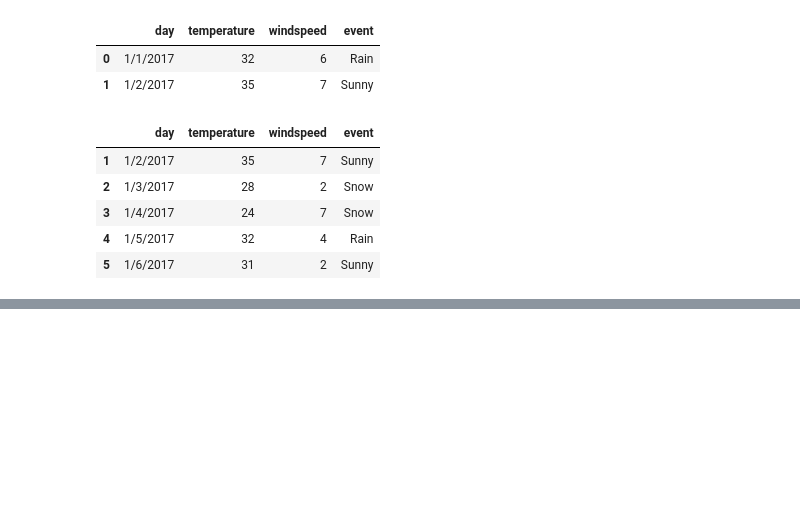
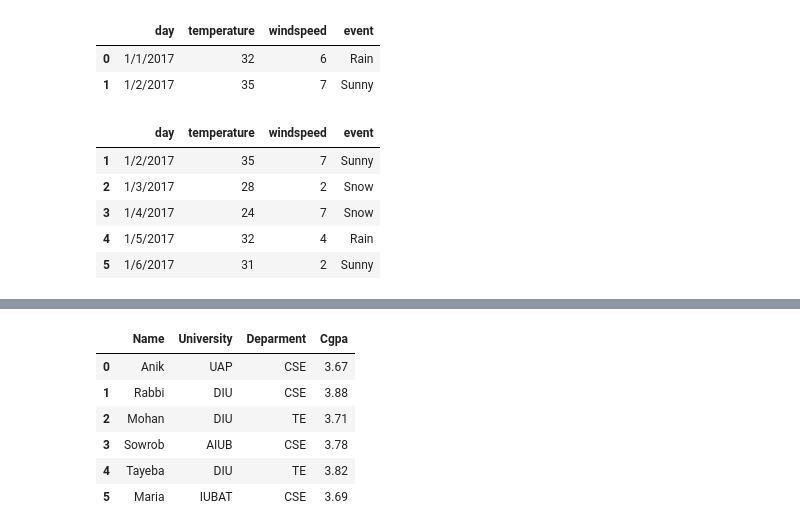
Before and after one commit to Void-Brain70/Pandas, a Jupyter notebook: Dataframe.ipynb, the cells around one changed output, grey strips where cells are left out. Cells and saved outputs as stored; diff of their text form; code cells hidden in the pictures; blank space fills up the shorter version.

```diff
--- a/Dataframe.ipynb
+++ b/Dataframe.ipynb
@@ -77,0 +261,11 @@ df.tail()
+# %%
+#df.head()
+df.head(6)
+# %% [output]
+|  | Name | University | Deparment | Cgpa |
+| 0 | Anik | UAP | CSE | 3.67 |
+| 1 | Rabbi | DIU | CSE | 3.88 |
+| 2 | Mohan | DIU | TE | 3.71 |
+| 3 | Sowrob | AIUB | CSE | 3.78 |
+| 4 | Tayeba | DIU | TE | 3.82 |
+| 5 | Maria | IUBAT | CSE | 3.69 |
```
Also changed, not shown: parts of 38 cells of this notebook.
